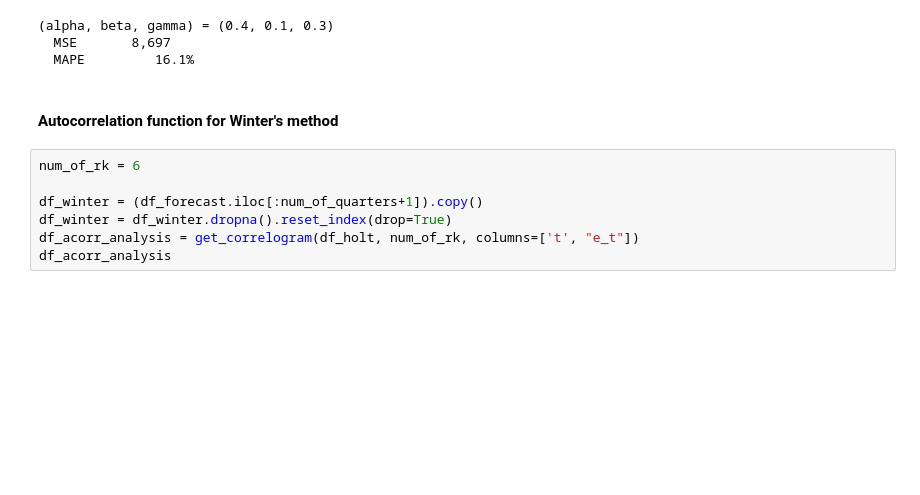
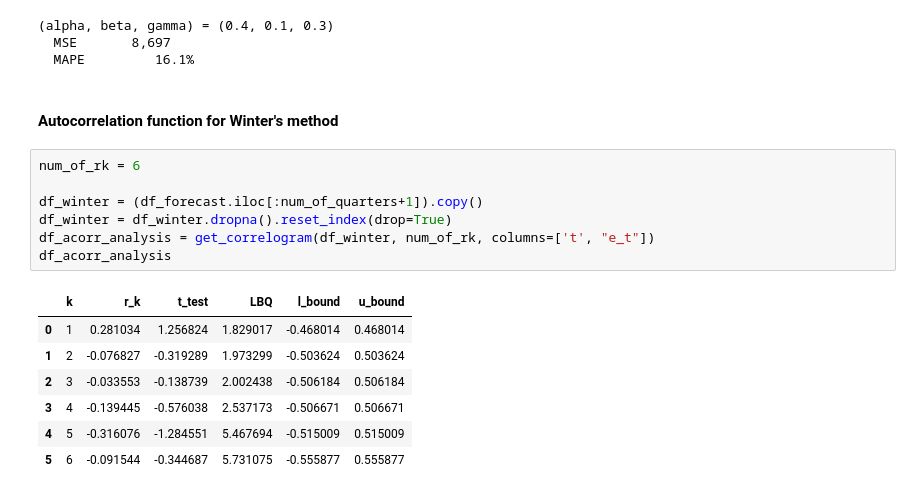
Before and after one commit to LugoBlogger/SI-201-542-forecasting-technique, a Jupyter notebook: chapter-03/03-example-10.ipynb, the cells around one changed output. Saved outputs shown, nothing was run; the diff lists cells and outputs as text; blank space fills up the shorter version.

```diff
--- a/chapter-03/03-example-10.ipynb
+++ b/chapter-03/03-example-10.ipynb
@@ -320,7 +320,15 @@ print(f"  MAPE    {MAPE*100:>9.1f}%")
 # %%
 num_of_rk = 6
 
 df_winter = (df_forecast.iloc[:num_of_quarters+1]).copy()
 df_winter = df_winter.dropna().reset_index(drop=True)
-df_acorr_analysis = get_correlogram(df_holt, num_of_rk, columns=['t', "e_t"])
+df_acorr_analysis = get_correlogram(df_winter, num_of_rk, columns=['t', "e_t"])
 df_acorr_analysis
+# %% [output]
+|  | k | r_k | t_test | LBQ | l_bound | u_bound |
+| 0 | 1 | 0.281034 | 1.256824 | 1.829017 | -0.468014 | 0.468014 |
+| 1 | 2 | -0.076827 | -0.319289 | 1.973299 | -0.503624 | 0.503624 |
+| 2 | 3 | -0.033553 | -0.138739 | 2.002438 | -0.506184 | 0.506184 |
+| 3 | 4 | -0.139445 | -0.576038 | 2.537173 | -0.506671 | 0.506671 |
+| 4 | 5 | -0.316076 | -1.284551 | 5.467694 | -0.515009 | 0.515009 |
+| 5 | 6 | -0.091544 | -0.344687 | 5.731075 | -0.555877 | 0.555877 |
```
Also changed, not shown: parts of 1 cell of this notebook, 2 other files.
